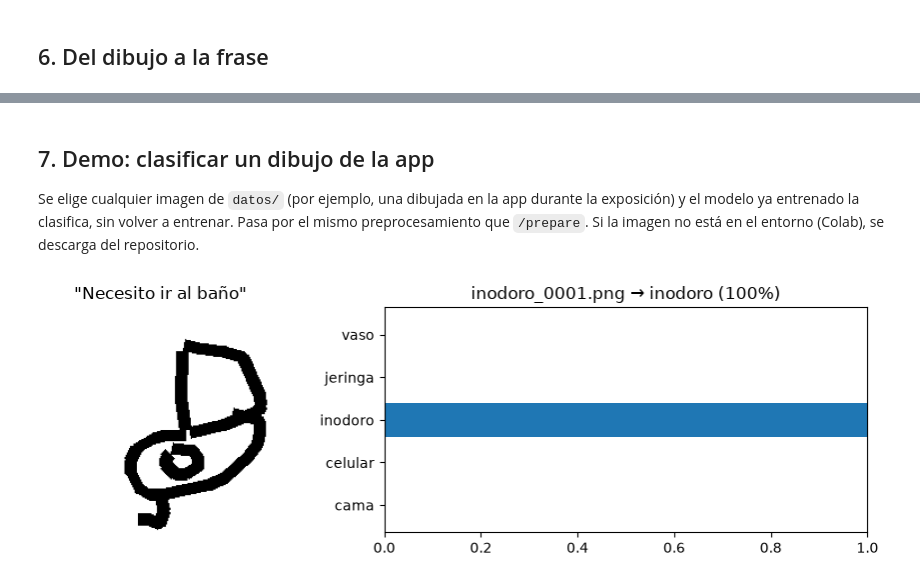
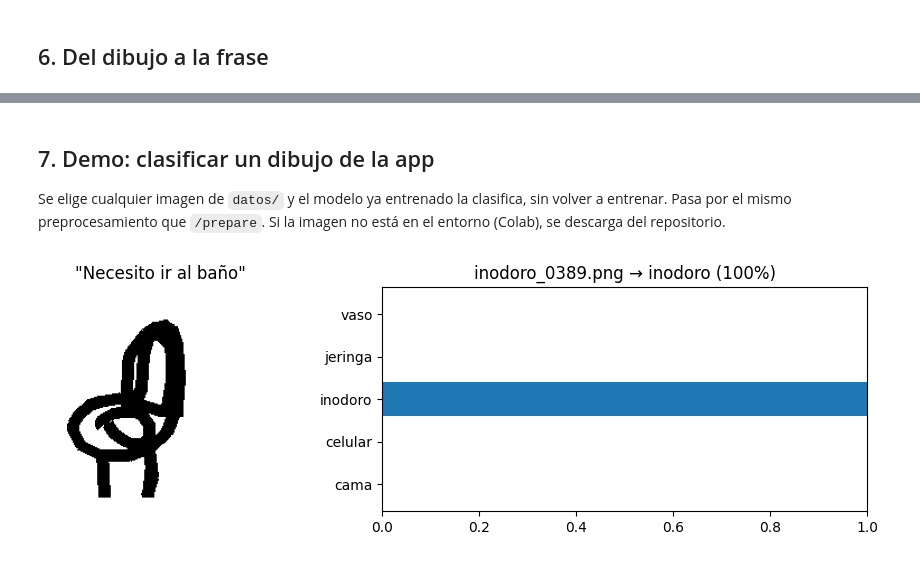
Before and after one commit to SL7u777/PC2Grafica, a Jupyter notebook: entrenamiento.ipynb, the cells around one changed output, grey strips where cells are left out. Cells and saved outputs as stored; diff of their text form; code cells hidden in the pictures.

Commit message:
Resultados del entrenamiento en Colab

```diff
--- a/entrenamiento.ipynb
+++ b/entrenamiento.ipynb
@@ -195,7 +195,7 @@ plt.show()
 modelo.save("modelo.keras")
 # %% [markdown]
 ## 7. Demo: clasificar un dibujo de la app
-Se elige cualquier imagen de `datos/` (por ejemplo, una dibujada en la app durante la exposición) y el modelo ya entrenado la clasifica, sin volver a entrenar. Pasa por el mismo preprocesamiento que `/prepare`. Si la imagen no está en el entorno (Colab), se descarga del repositorio.
+Se elige cualquier imagen de `datos/`  y el modelo ya entrenado la clasifica, sin volver a entrenar. Pasa por el mismo preprocesamiento que `/prepare`. Si la imagen no está en el entorno (Colab), se descarga del repositorio.
 # %%
 from PIL import Image
 from skimage.transform import resize
@@ -228,6 +228,6 @@ def clasificar_archivo(ruta):
     plt.tight_layout()
     plt.show()
 # %%
-clasificar_archivo("datos/inodoro/inodoro_0001.png")
+clasificar_archivo("datos/inodoro/inodoro_0389.png")
 # %% [output]
-[figure, old version]
+[figure, new version]
```
Also changed, not shown: parts of 6 cells of this notebook, 1 other file.
